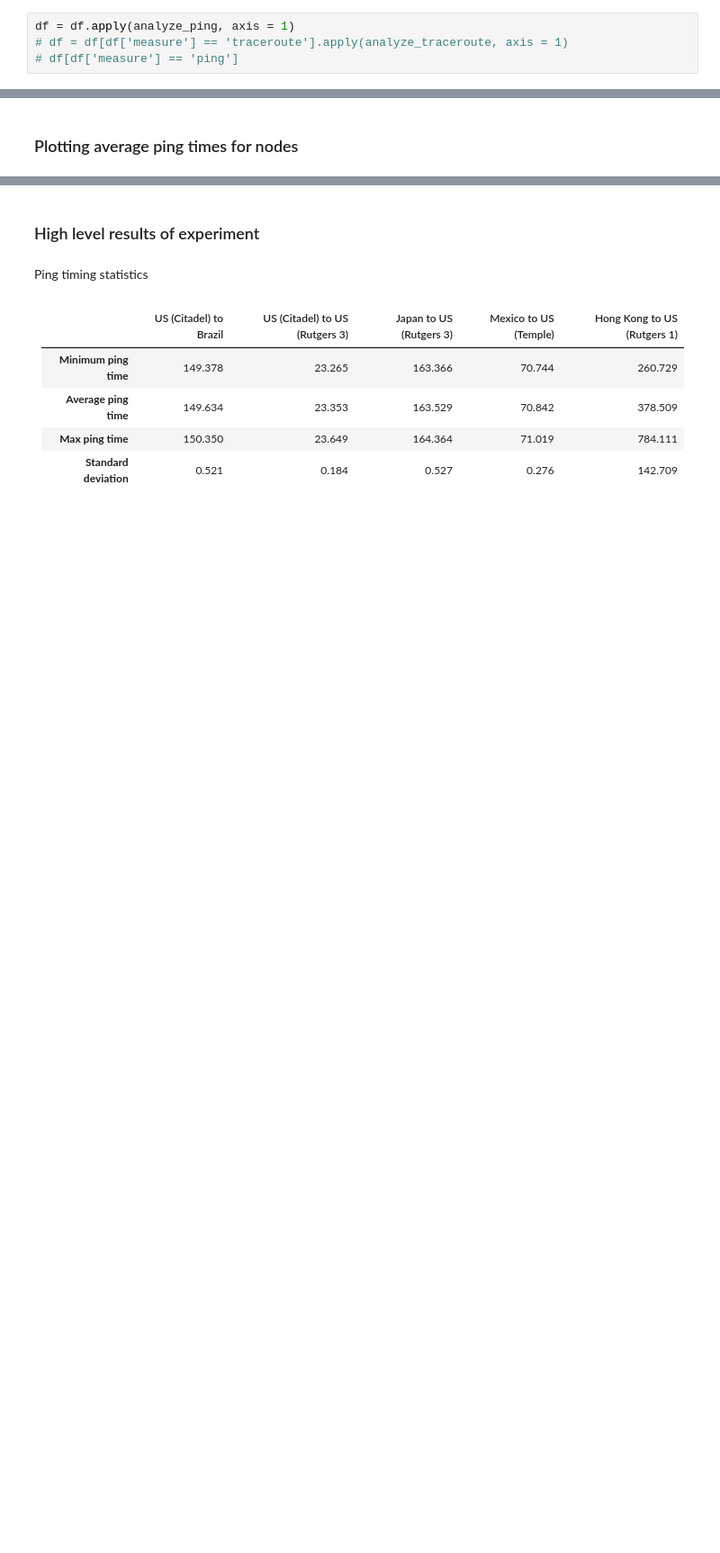
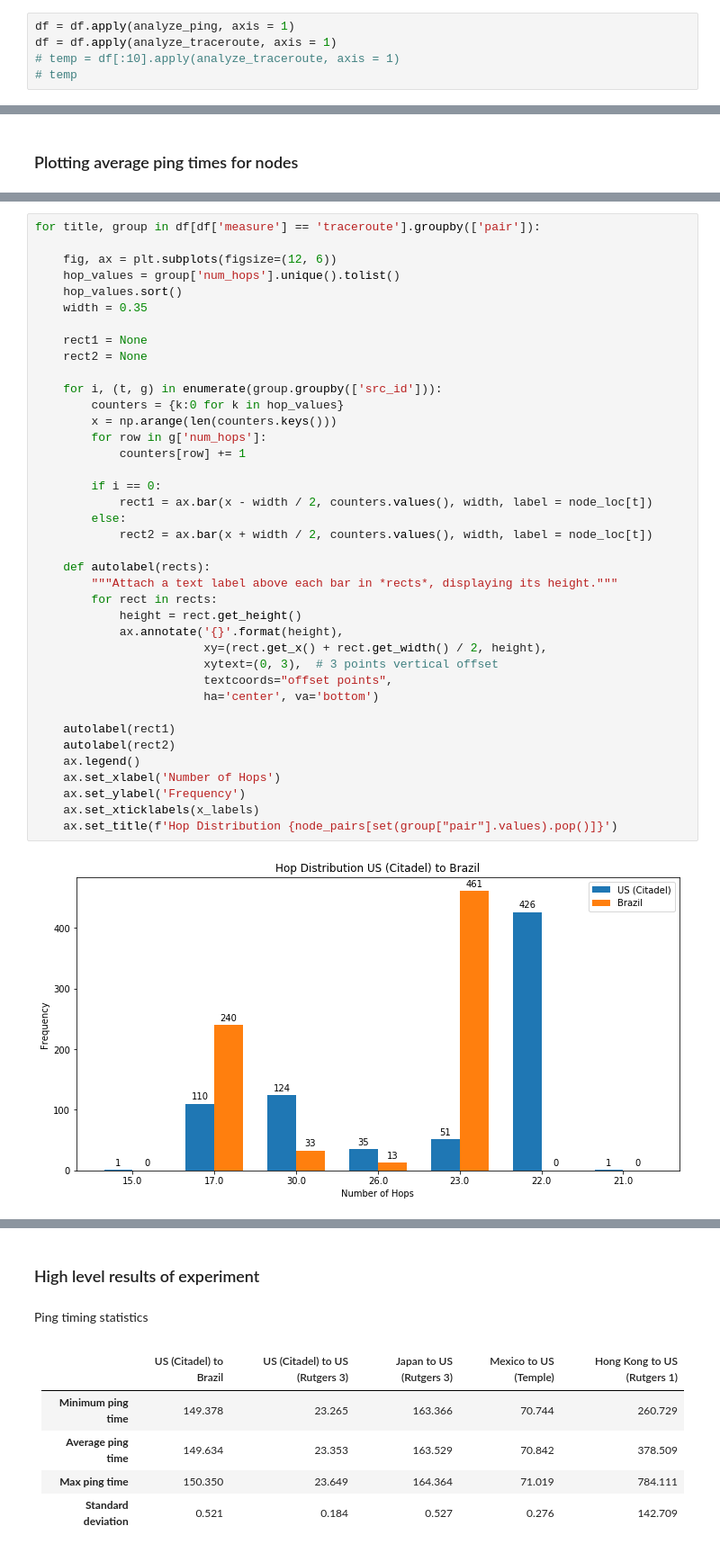
Before and after one commit to johnlahut/planet-lab, a Jupyter notebook: analysis/Analysis.ipynb, the cells around one changed output, grey strips where cells are left out. Shown at 90% size. Saved outputs shown, nothing was run; the diff lists cells and outputs as text; blank space fills up the shorter version.

```diff
--- a/analysis/Analysis.ipynb
+++ b/analysis/Analysis.ipynb
@@ -127,6 +145,7 @@ def analyze_traceroute(data):
 ### Apply the functions
 # %%
 df = df.apply(analyze_ping, axis = 1)
-# df = df[df['measure'] == 'traceroute'].apply(analyze_traceroute, axis = 1)
-# df[df['measure'] == 'ping']
+df = df.apply(analyze_traceroute, axis = 1)
+# temp = df[:10].apply(analyze_traceroute, axis = 1)
+# temp
 # %% [output]
@@ -182,0 +223,41 @@ To register the converters:
+# %%
+for title, group in df[df['measure'] == 'traceroute'].groupby(['pair']):
+
+    fig, ax = plt.subplots(figsize=(12, 6))
+    hop_values = group['num_hops'].unique().tolist()
+    hop_values.sort()
+    width = 0.35
+
+    rect1 = None
+    rect2 = None
+
+    for i, (t, g) in enumerate(group.groupby(['src_id'])):
+        counters = {k:0 for k in hop_values}
+        x = np.arange(len(counters.keys()))
+        for row in g['num_hops']:
+            counters[row] += 1
+
+        if i == 0:
+            rect1 = ax.bar(x - width / 2, counters.values(), width, label = node_loc[t])
+        else:
+            rect2 = ax.bar(x + width / 2, counters.values(), width, label = node_loc[t])
+
+    def autolabel(rects):
+        """Attach a text label above each bar in *rects*, displaying its height."""
+        for rect in rects:
+            height = rect.get_height()
+            ax.annotate('{}'.format(height),
+                        xy=(rect.get_x() + rect.get_width() / 2, height),
+                        xytext=(0, 3),  # 3 points vertical offset
+                        textcoords="offset points",
+                        ha='center', va='bottom')
+
+    autolabel(rect1)
+    autolabel(rect2)
+    ax.legend()
+    ax.set_xlabel('Number of Hops')
+    ax.set_ylabel('Frequency')
+    ax.set_xticklabels(x_labels)
+    ax.set_title(f'Hop Distribution {node_pairs[set(group["pair"].values).pop()]}')
+# %% [output]
+[figure, added]
```
Also changed, not shown: parts of 10 cells of this notebook, 2 other files.
